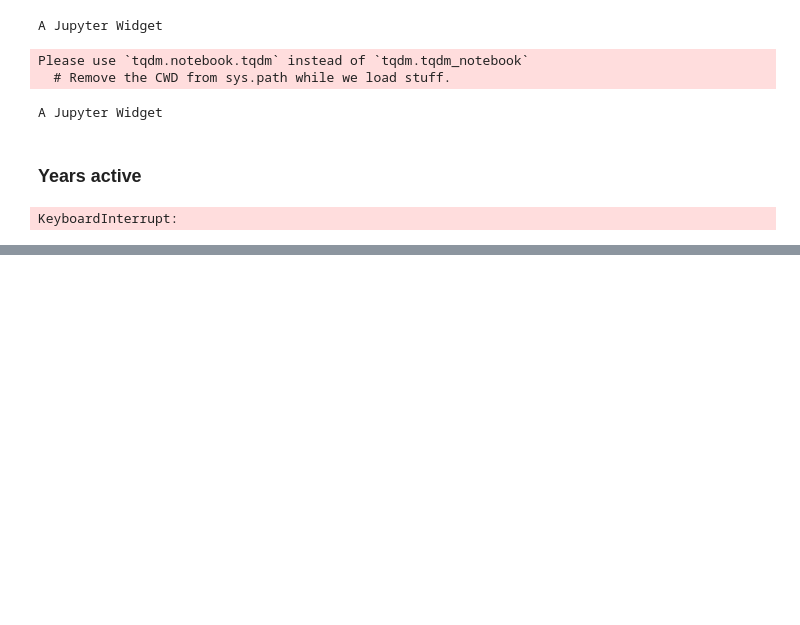
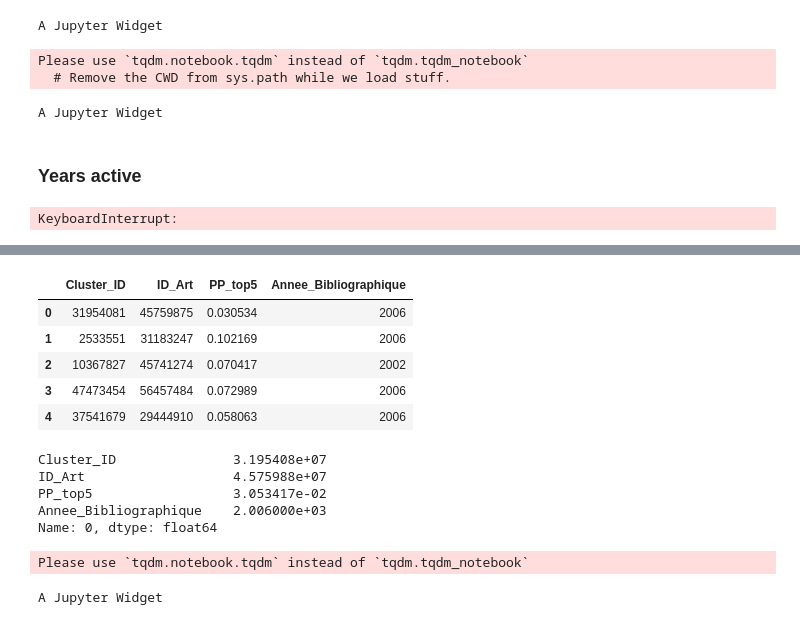
Before and after one commit to lamvin/SelfCitations, a Jupyter notebook: py/model/make_predictors.ipynb, the cells around one changed output, grey strips where cells are left out. Saved outputs shown, nothing was run; the diff lists cells and outputs as text; code cells hidden in the pictures; blank space fills up the shorter version.

```diff
--- a/py/model/make_predictors.ipynb
+++ b/py/model/make_predictors.ipynb
@@ -252,0 +284,9 @@ KeyboardInterrupt:
+# %%
+df_authors.head()
+# %% [output]
+|  | Cluster_ID | ID_Art | PP_top5 | Annee_Bibliographique |
+| 0 | 31954081 | 45759875 | 0.030534 | 2006 |
+| 1 | 2533551 | 31183247 | 0.102169 | 2006 |
+| 2 | 10367827 | 45741274 | 0.070417 | 2002 |
+| 3 | 47473454 | 56457484 | 0.072989 | 2006 |
+| 4 | 37541679 | 29444910 | 0.058063 | 2006 |
@@ -252,0 +295,8 @@ KeyboardInterrupt:
+# %%
+test
+# %% [output]
+Cluster_ID               3.195408e+07
+ID_Art                   4.575988e+07
+PP_top5                  3.053417e-02
+Annee_Bibliographique    2.006000e+03
+Name: 0, dtype: float64
@@ -252,0 +305,14 @@ KeyboardInterrupt:
+# %%
+dict_aut = {}
+for i in tqdm(range(nb_rows)):
+    line = df_authors.iloc[i]
+    author = int(line[0])
+    if author in dict_aut:
+        dict_aut[author][0] = np.append(dict_aut[author][0],line[2])
+        dict_aut[author][1] = np.append(dict_aut[author][1],line[3])
+    else:
+        #line 2: prop, line 3: annee
+        dict_aut[author] = [np.array(line[2]),np.array(line[3])]
+# %% [output]
+Please use `tqdm.notebook.tqdm` instead of `tqdm.tqdm_notebook`
+A Jupyter Widget
```
Also changed, not shown: parts of 13 cells of this notebook, 5 other files.
